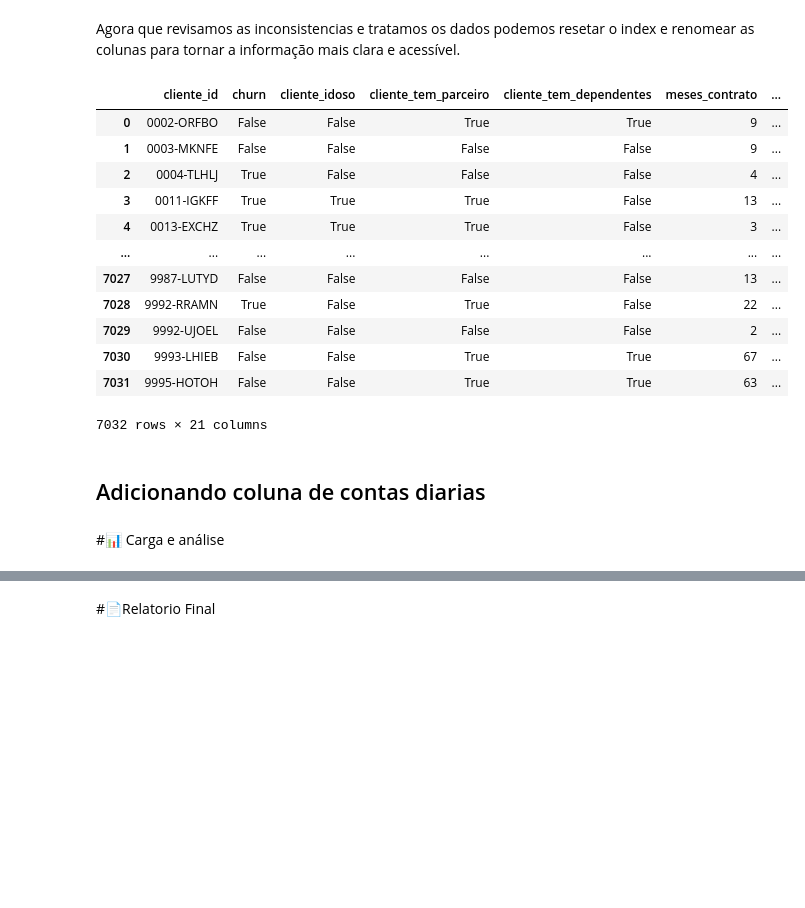
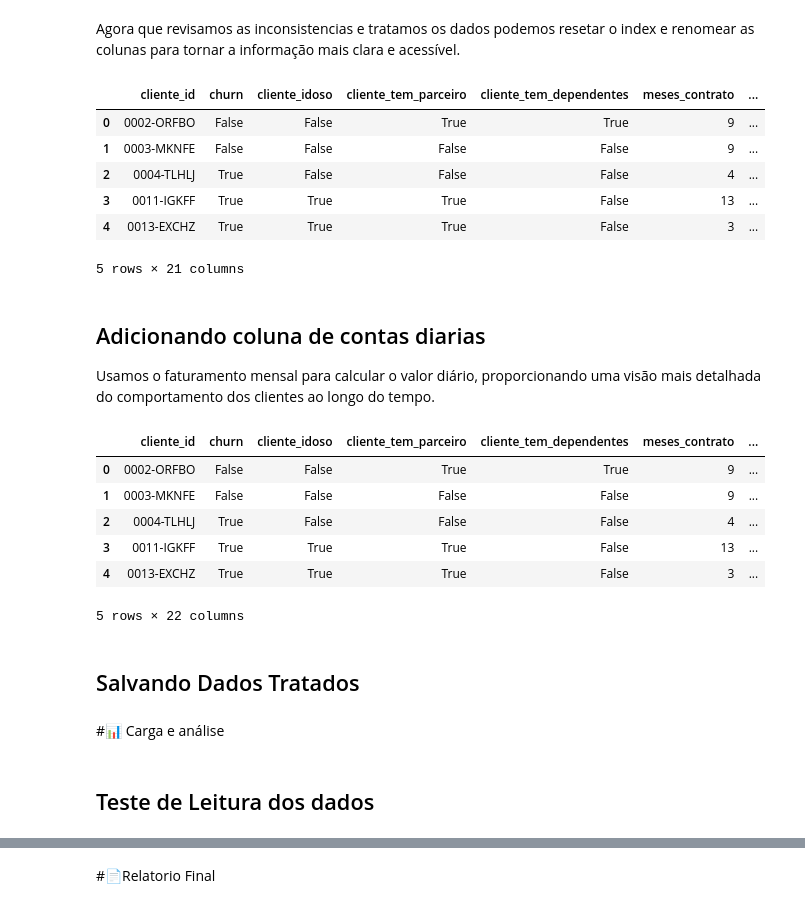
Before and after one commit to Angel-Arroyo-H/alura-data-science-challenge-2, a Jupyter notebook: Alura_DataScience_Challenge2.ipynb, the cells around one changed output, grey strips where cells are left out. Cells and saved outputs as stored; diff of their text form; code cells hidden in the pictures; blank space fills up the shorter version.

```diff
--- a/Alura_DataScience_Challenge2.ipynb
+++ b/Alura_DataScience_Challenge2.ipynb
@@ -507,26 +507,22 @@ tradutor_variaveis = {
     ,'account_Contract':'contrato'
     ,'account_PaperlessBilling':'fatura_online'
     ,'account_PaymentMethod':'forma_pagamento'
-    ,'account_Charges_Monthly':'total_mensal_servicos'
-    ,'account_Charges_Total':'total_gasto'
+    ,'account_Charges_Monthly':'faturamento_mensal'
+    ,'account_Charges_Total':'faturamento_total'
     ,'customer_is_male':'cliente_masculino'
 }
 dados_tratados.rename(columns=tradutor_variaveis,inplace=True)
 # %%
-dados_tratados
+dados_tratados.head()
 # %% [output]
 |  | cliente_id | churn | cliente_idoso | cliente_tem_parceiro | cliente_tem_dependentes | meses_contrato | ... |
 | 0 | 0002-ORFBO | False | False | True | True | 9 | ... |
 | 1 | 0003-MKNFE | False | False | False | False | 9 | ... |
 | 2 | 0004-TLHLJ | True | False | False | False | 4 | ... |
 | 3 | 0011-IGKFF | True | True | True | False | 13 | ... |
 | 4 | 0013-EXCHZ | True | True | True | False | 3 | ... |
-| ... | ... | ... | ... | ... | ... | ... | ... |
-| 7027 | 9987-LUTYD | False | False | False | False | 13 | ... |
-| 7028 | 9992-RRAMN | True | False | True | False | 22 | ... |
-| 7029 | 9992-UJOEL | False | False | False | False | 2 | ... |
-| 7030 | 9993-LHIEB | False | False | True | True | 67 | ... |
-| 7031 | 9995-HOTOH | False | False | True | True | 63 | ... |
-7032 rows × 21 columns
+5 rows × 21 columns
-# %% [markdown]
-## Adicionando coluna de contas diarias
+# %% [markdown]
+## Adicionando coluna de contas diarias
+
+Usamos o faturamento mensal para calcular o valor diário, proporcionando uma visão mais detalhada do comportamento dos clientes ao longo do tempo.
@@ -532,0 +531,12 @@ dados_tratados
+# %%
+dados_tratados.head()
+# %% [output]
+|  | cliente_id | churn | cliente_idoso | cliente_tem_parceiro | cliente_tem_dependentes | meses_contrato | ... |
+| 0 | 0002-ORFBO | False | False | True | True | 9 | ... |
+| 1 | 0003-MKNFE | False | False | False | False | 9 | ... |
+| 2 | 0004-TLHLJ | True | False | False | False | 4 | ... |
+| 3 | 0011-IGKFF | True | True | True | False | 13 | ... |
+| 4 | 0013-EXCHZ | True | True | True | False | 3 | ... |
+5 rows × 22 columns
+# %% [markdown]
+## Salvando Dados Tratados
@@ -533,2 +545,4 @@ dados_tratados
 # %% [markdown]
 #📊 Carga e análise
+# %% [markdown]
+## Teste de Leitura dos dados
```
Also changed, not shown: parts of 11 cells of this notebook.
